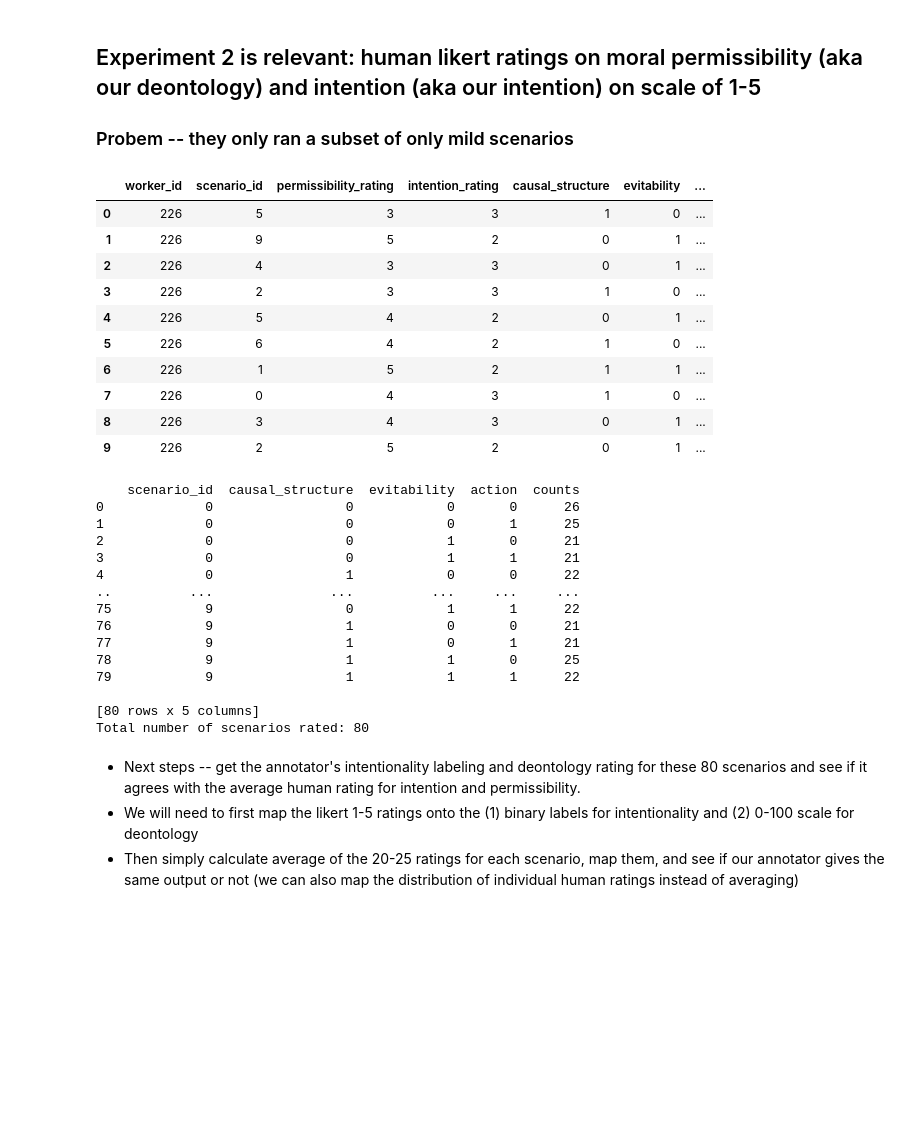
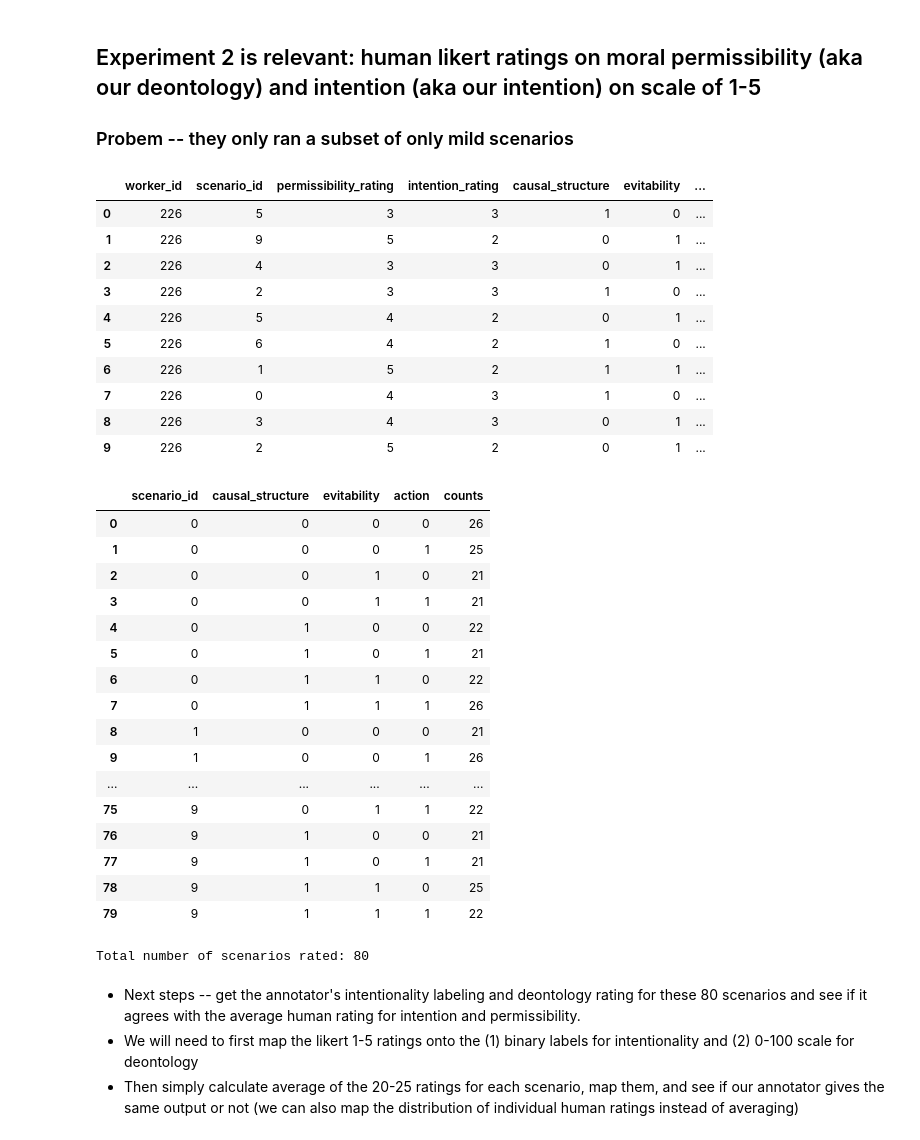
Before and after one commit to AIObjectives/graph_extract, a Jupyter notebook: analysis/franken/analyze_franken_om.ipynb, the cells around one changed output. Saved outputs shown, nothing was run; the diff lists cells and outputs as text; code cells hidden in the pictures; blank space fills up the shorter version.

```diff
--- a/analysis/franken/analyze_franken_om.ipynb
+++ b/analysis/franken/analyze_franken_om.ipynb
@@ -308,51 +330,52 @@ data.sort(key=lambda x: (folder_order.index(x["Folder name"]), int(x["SID"])))
 import pandas as pd
 from pathlib import Path
 from IPython.display import display, HTML
-
-# How many scenarios were rated??
 
 # load human data:
 human_ratings = pd.read_csv(Path().resolve() / "../../human_data/franken/exp2_moralperm-intent-rating/data_long_format.csv")
 human_ratings = human_ratings.drop(columns=['scenario_harm', 'split'])
 display(HTML(human_ratings[0:10].to_html())) # preview
 # count number of unique combinations of scenario_id + causal_structure + evitability + action
 unique_combinations = human_ratings.groupby(['scenario_id', 'causal_structure', 'evitability', 'action']).size().reset_index(name='counts') # each scenario got rated by ~20-25 participants
-print(unique_combinations)
+display(HTML(unique_combinations.to_html())) # preview
 print(f"Total number of scenarios rated: {len(unique_combinations)}")
 
 # Causal structure (0 for means (cc), 1 for side effect (coc))
 
 # Action (0 for commission, 1 for omission (prevention))
 
 # Evitability (0 for evitable, 1 for inevitable)
 
 # ** only 'mild' scenarios are used in this experiment **
 # %% [output]
 |  | worker_id | scenario_id | permissibility_rating | intention_rating | causal_structure | evitability | ... |
 | 0 | 226 | 5 | 3 | 3 | 1 | 0 | ... |
 | 1 | 226 | 9 | 5 | 2 | 0 | 1 | ... |
 | 2 | 226 | 4 | 3 | 3 | 0 | 1 | ... |
 | 3 | 226 | 2 | 3 | 3 | 1 | 0 | ... |
 | 4 | 226 | 5 | 4 | 2 | 0 | 1 | ... |
 | 5 | 226 | 6 | 4 | 2 | 1 | 0 | ... |
 | 6 | 226 | 1 | 5 | 2 | 1 | 1 | ... |
 | 7 | 226 | 0 | 4 | 3 | 1 | 0 | ... |
 | 8 | 226 | 3 | 4 | 3 | 0 | 1 | ... |
 | 9 | 226 | 2 | 5 | 2 | 0 | 1 | ... |
+|  | scenario_id | causal_structure | evitability | action | counts |
+| 0 | 0 | 0 | 0 | 0 | 26 |
+| 1 | 0 | 0 | 0 | 1 | 25 |
+| 2 | 0 | 0 | 1 | 0 | 21 |
+| 3 | 0 | 0 | 1 | 1 | 21 |
+| 4 | 0 | 1 | 0 | 0 | 22 |
+| 5 | 0 | 1 | 0 | 1 | 21 |
+| 6 | 0 | 1 | 1 | 0 | 22 |
+| 7 | 0 | 1 | 1 | 1 | 26 |
+| 8 | 1 | 0 | 0 | 0 | 21 |
+| 9 | 1 | 0 | 0 | 1 | 26 |
+| ... | ... | ... | ... | ... | ... |
+| 75 | 9 | 0 | 1 | 1 | 22 |
+| 76 | 9 | 1 | 0 | 0 | 21 |
+| 77 | 9 | 1 | 0 | 1 | 21 |
+| 78 | 9 | 1 | 1 | 0 | 25 |
+| 79 | 9 | 1 | 1 | 1 | 22 |
-    scenario_id  causal_structure  evitability  action  counts
-0             0                 0            0       0      26
-1             0                 0            0       1      25
-2             0                 0            1       0      21
-3             0                 0            1       1      21
-4             0                 1            0       0      22
-..          ...               ...          ...     ...     ...
-75            9                 0            1       1      22
-76            9                 1            0       0      21
-77            9                 1            0       1      21
-78            9                 1            1       0      25
-79            9                 1            1       1      22
-
-[80 rows x 5 columns]
 Total number of scenarios rated: 80
 # %% [markdown]
 - Next steps -- get the annotator's intentionality labeling and deontology rating for these 80 scenarios and see if it agrees with the average human rating for intention and permissibility.
```
Also changed, not shown: parts of 8 cells of this notebook.
